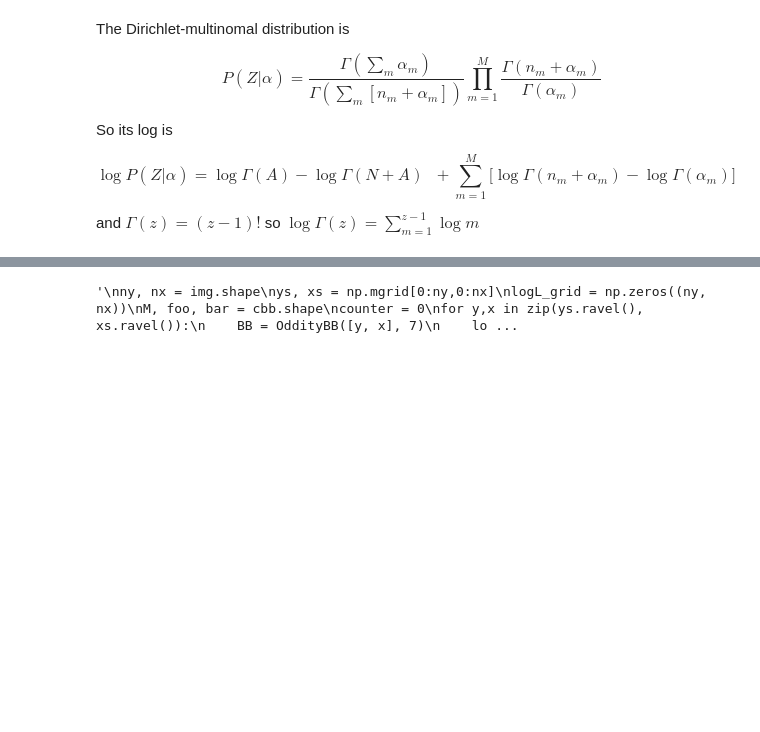
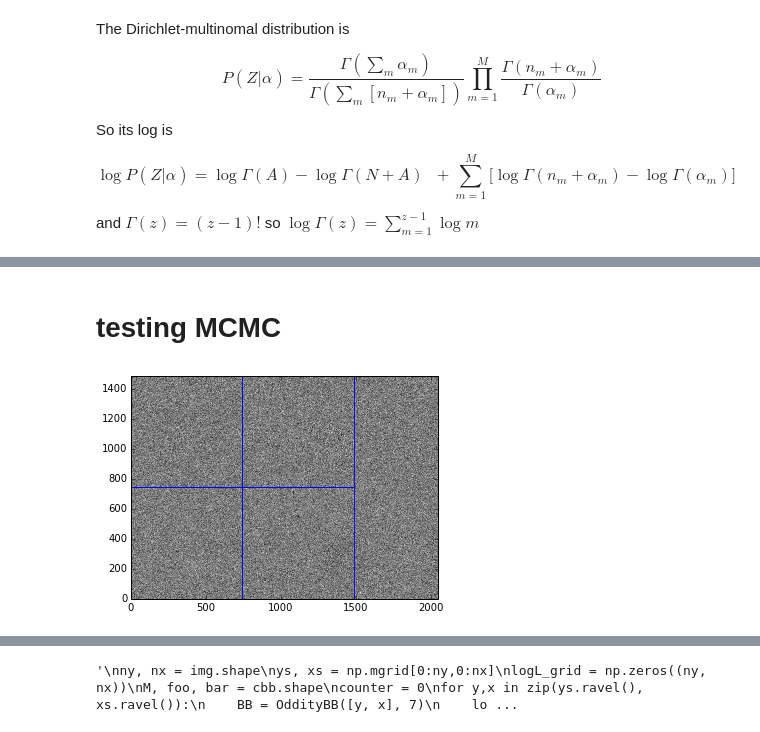
Before and after one commit to garibaldu/Oddity, a Jupyter notebook: code/squares.ipynb, the cells around one changed output, grey strips where cells are left out. Cells and saved outputs as stored; diff of their text form; code cells hidden in the pictures; blank space fills up the shorter version.

```diff
--- a/code/squares.ipynb
+++ b/code/squares.ipynb
@@ -207,0 +254,2 @@ def get_logPosterior(cbb, BBs, alphas_S, alphas_B):
+# %% [markdown]
+# testing MCMC
@@ -207,0 +270,5 @@ def get_logPosterior(cbb, BBs, alphas_S, alphas_B):
+# %%
+show_data_and_model(img, BBs)
+savefig('start.png',dpi=150)
+# %% [output]
+[figure, added]
```
Also changed, not shown: parts of 23 cells of this notebook.
